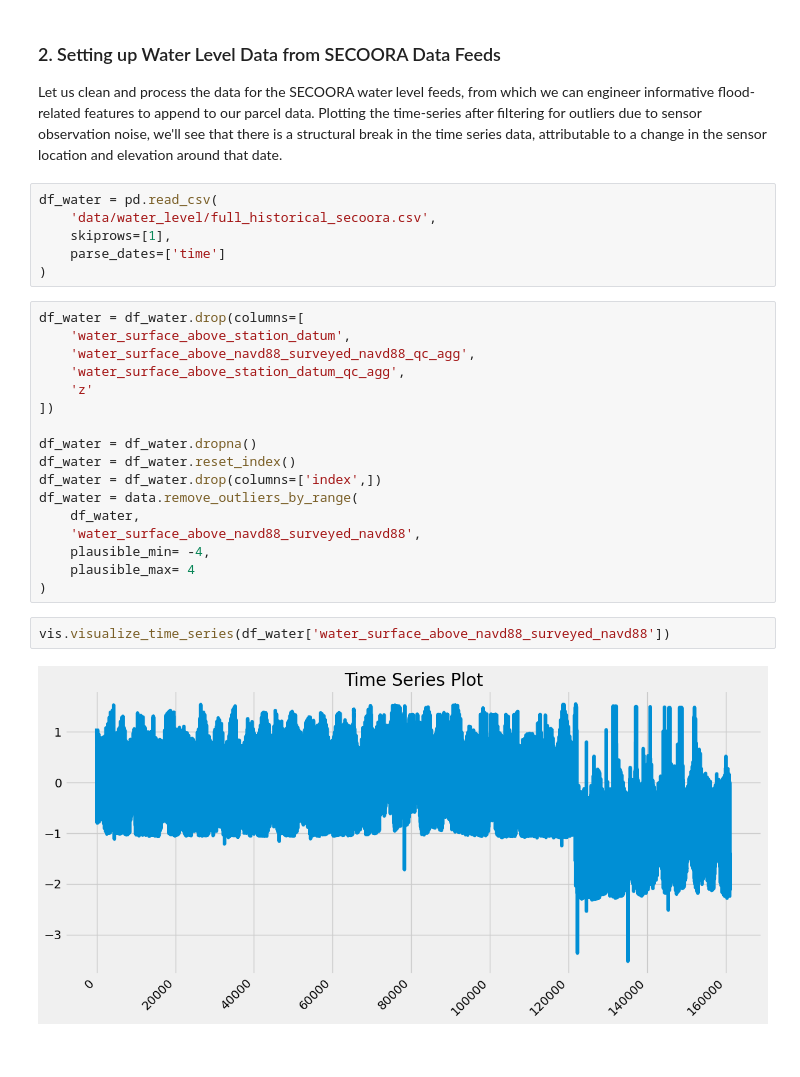
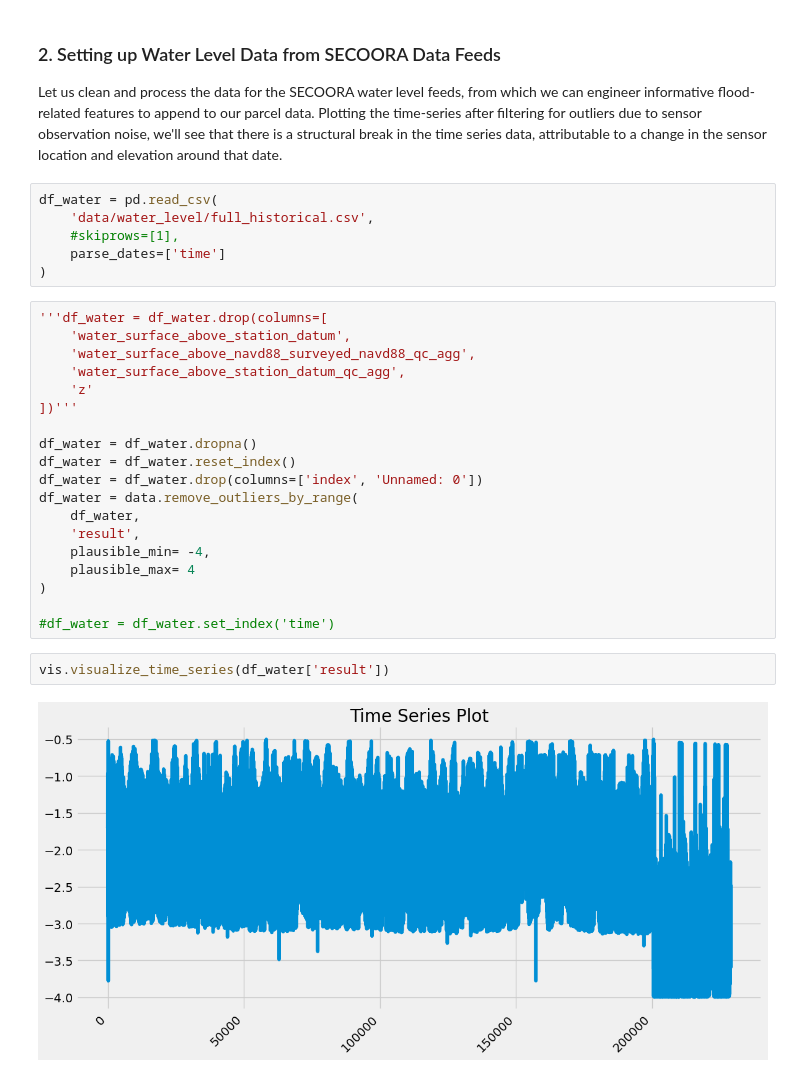
Before and after one commit to PrasunBanerjee04/SecooraRiskModel, a Jupyter notebook: full_scripts.ipynb, the cells around one changed output. Cells and saved outputs as stored; diff of their text form.

Commit message:
figures commit

```diff
--- a/full_scripts.ipynb
+++ b/full_scripts.ipynb
@@ -119,31 +130,33 @@ vis.visualize_histogram(df_parcels['Fair Market Value'], bins=150, title="Distri
 Let us clean and process the data for the SECOORA water level feeds, from which we can engineer informative flood-related features to append to our parcel data. Plotting the time-series after filtering for outliers due to sensor observation noise, we'll see that there is a structural break in the time series data, attributable to a change in the sensor location and elevation around that date.
 # %%
 df_water = pd.read_csv(
-    'data/water_level/full_historical_secoora.csv',
-    skiprows=[1],
+    'data/water_level/full_historical.csv',
+    #skiprows=[1],
     parse_dates=['time']
 )
 # %%
-df_water = df_water.drop(columns=[
+'''df_water = df_water.drop(columns=[
     'water_surface_above_station_datum',
     'water_surface_above_navd88_surveyed_navd88_qc_agg',
     'water_surface_above_station_datum_qc_agg',
     'z'
-])
+])'''
 
 df_water = df_water.dropna()
 df_water = df_water.reset_index()
-df_water = df_water.drop(columns=['index',])
+df_water = df_water.drop(columns=['index', 'Unnamed: 0'])
 df_water = data.remove_outliers_by_range(
     df_water,
-    'water_surface_above_navd88_surveyed_navd88',
+    'result',
     plausible_min= -4,
     plausible_max= 4
 )
+
+#df_water = df_water.set_index('time')
 # %%
-vis.visualize_time_series(df_water['water_surface_above_navd88_surveyed_navd88'])
+vis.visualize_time_series(df_water['result'])
 # %% [output]
-[figure, old version]
+[figure, new version]
 # %%
 df_water = df_water.copy()
 
```
Also changed, not shown: parts of 15 cells of this notebook, 4 other files.
